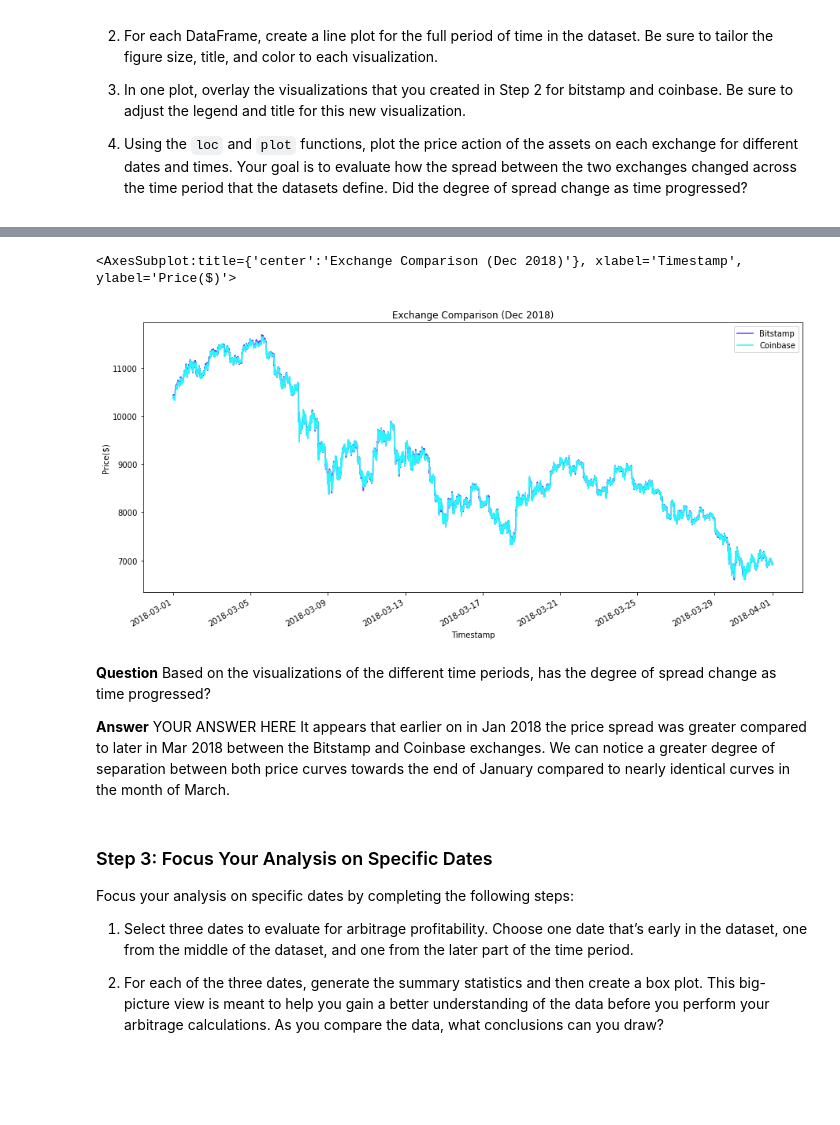
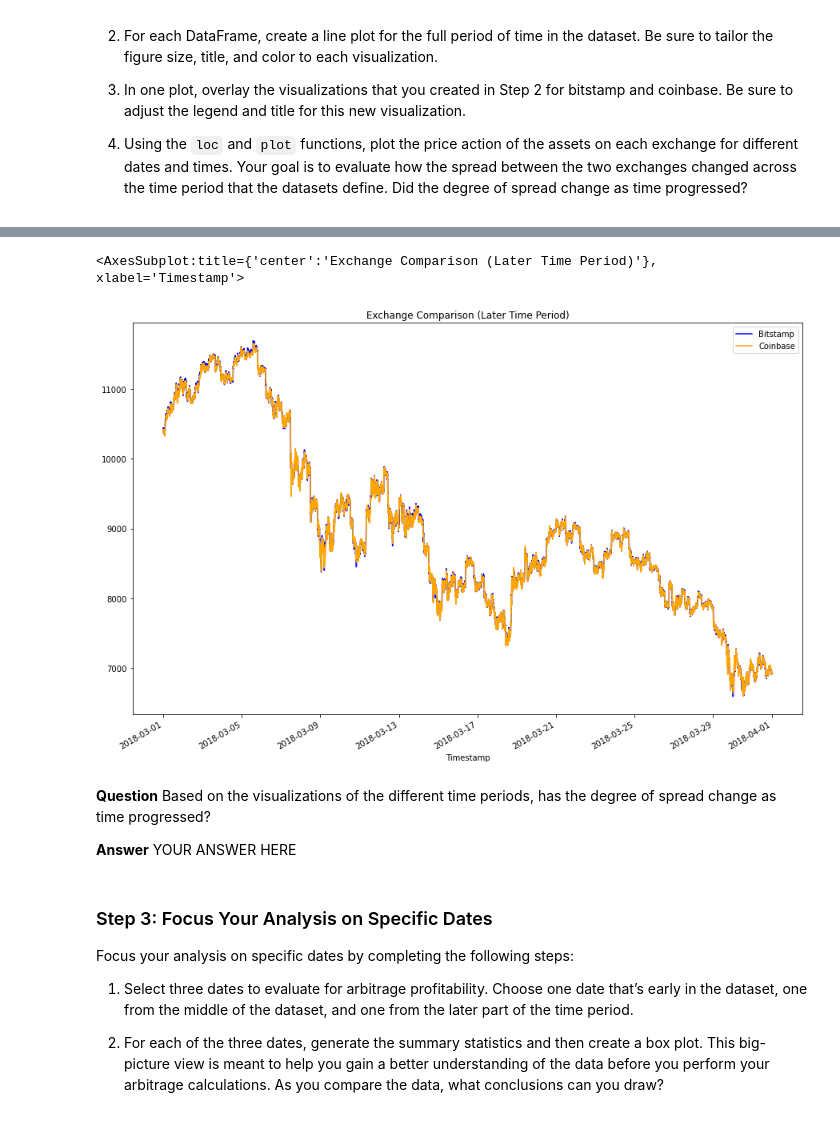
Before and after one commit to silvanoross/Arbitrage_Analysis, a Jupyter notebook: crypto_arbitrage.ipynb, the cells around one changed output, grey strips where cells are left out. Saved outputs shown, nothing was run; the diff lists cells and outputs as text; code cells hidden in the pictures; blank space fills up the shorter version.

```diff
--- a/crypto_arbitrage.ipynb
+++ b/crypto_arbitrage.ipynb
@@ -368,20 +283,15 @@ coinbase["Close"].loc["2018-01-01":"2018-02-01"].plot(
 # %%
 # Using the loc and plot functions, create an overlay plot that visualizes
 # the price action of both DataFrames for a one month period later in the dataset
 # Be sure to include the parameters: legend, figure size, title, and color and label
 # YOUR CODE HERE
-bitstamp["Close"].loc["2018-03-01":"2018-03-31"].plot(
-    legend=True, figsize=(15, 7), title="Exchange Comparison (Dec 2018)", color="#5E3EFF", label="Bitstamp", ylabel="Price($)")
-coinbase["Close"].loc["2018-03-01":"2018-03-31"].plot(
-    legend=True, figsize=(15,7), color="#27F6FE", label="Coinbase")
 # %% [output]
-<AxesSubplot:title={'center':'Exchange Comparison (Dec 2018)'}, xlabel='Timestamp', ylabel='Price($)'>
+<AxesSubplot:title={'center':'Exchange Comparison (Later Time Period)'}, xlabel='Timestamp'>
-[figure, old version]
+[figure, new version]
 # %% [markdown]
 **Question** Based on the visualizations of the different time periods, has the degree of spread change as time progressed?
 
 **Answer** YOUR ANSWER HERE
-It appears that earlier on in Jan 2018 the price spread was greater compared to later in Mar 2018 between the Bitstamp and Coinbase exchanges. We can notice a greater degree of separation between both price curves towards the end of January compared to nearly identical curves in the month of March.
 # %% [markdown]
 ### Step 3: Focus Your Analysis on Specific Dates
 
```
Also changed, not shown: parts of 34 cells of this notebook.
